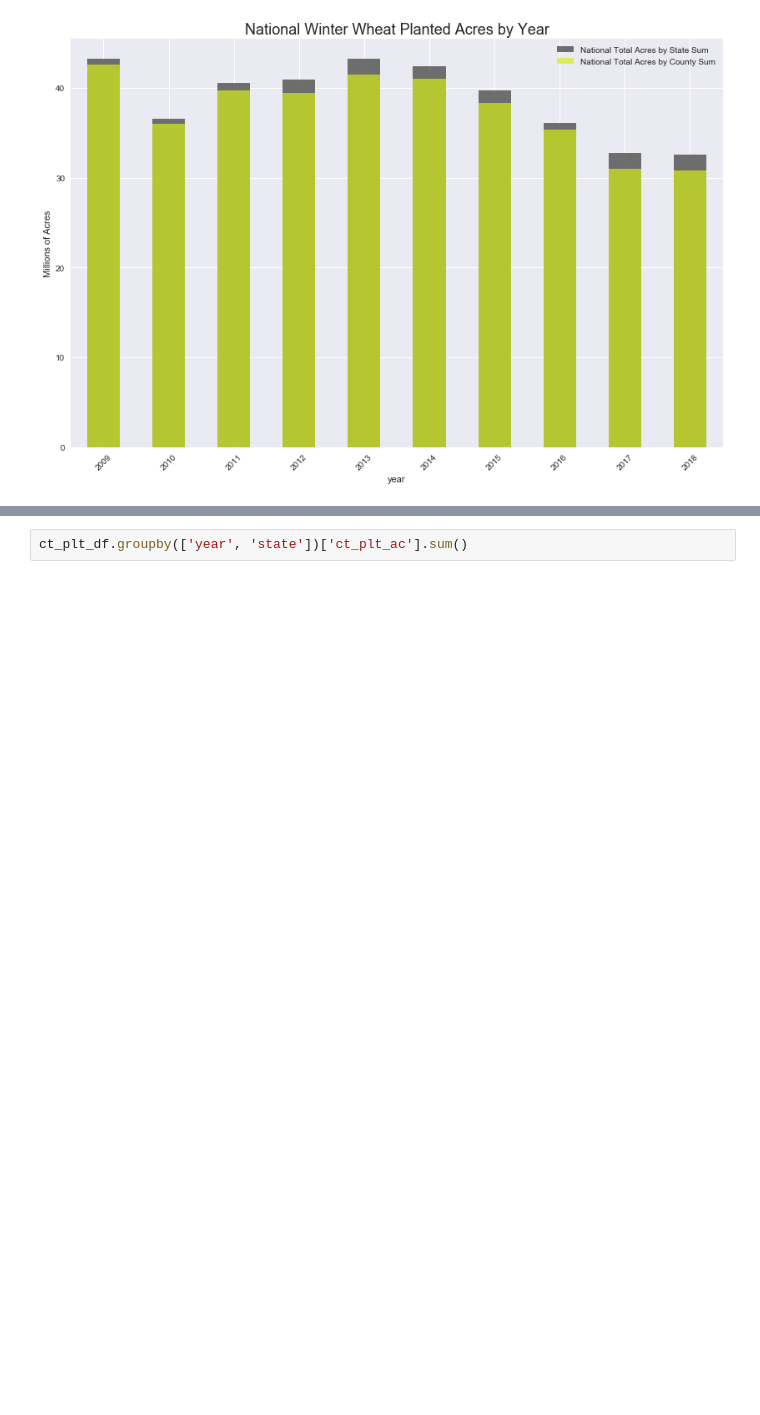
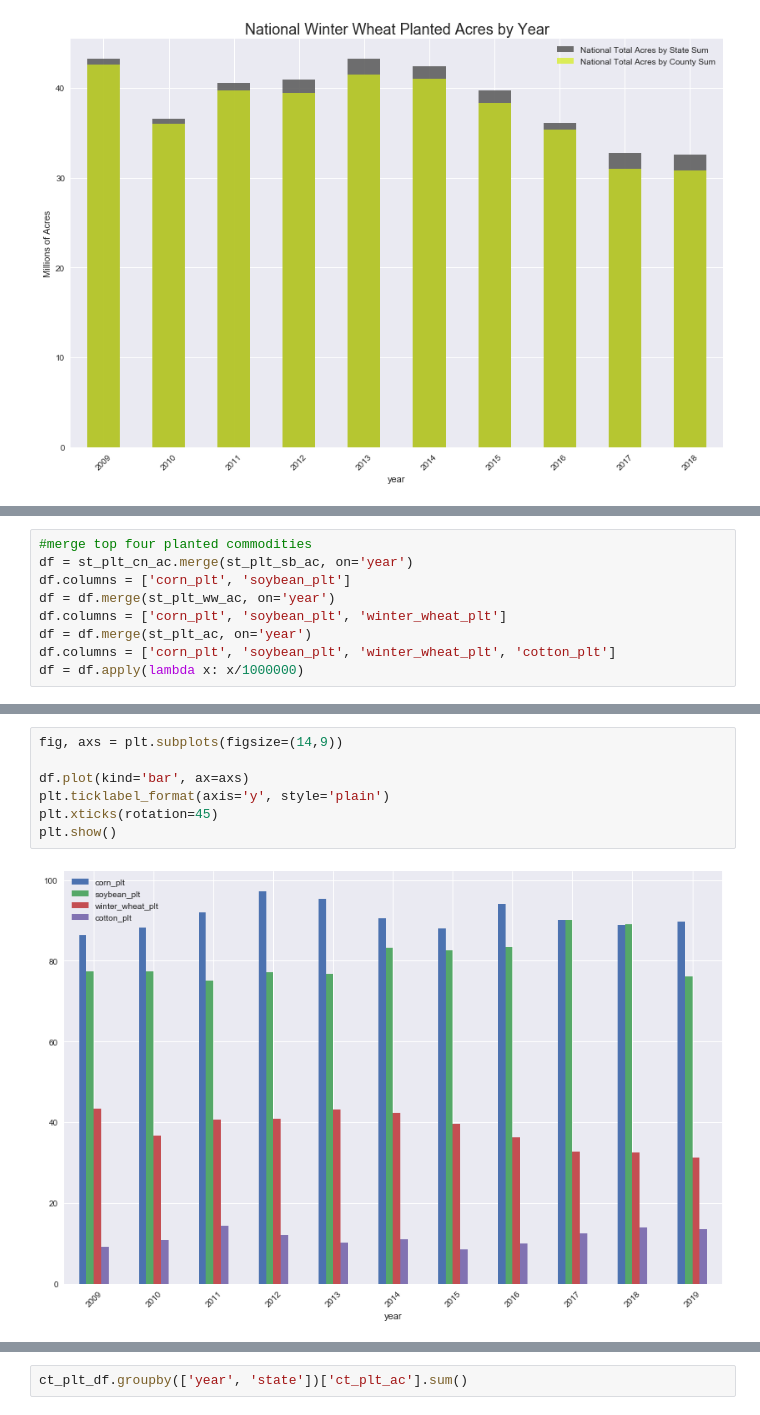
Before and after one commit to nomadtomas/State_Of_Agriculture, a Jupyter notebook: commodity_eda.ipynb, the cells around one changed output, grey strips where cells are left out. Cells and saved outputs as stored; diff of their text form; blank space fills up the shorter version.

```diff
--- a/commodity_eda.ipynb
+++ b/commodity_eda.ipynb
@@ -136,0 +193,9 @@ axs[1] = cn_plt_df.groupby('year')['cn_plt_ac'].sum().plot(kind='bar')
+# %%
+#merge top four planted commodities
+df = st_plt_cn_ac.merge(st_plt_sb_ac, on='year')
+df.columns = ['corn_plt', 'soybean_plt']
+df = df.merge(st_plt_ww_ac, on='year')
+df.columns = ['corn_plt', 'soybean_plt', 'winter_wheat_plt']
+df = df.merge(st_plt_ac, on='year')
+df.columns = ['corn_plt', 'soybean_plt', 'winter_wheat_plt', 'cotton_plt']
+df = df.apply(lambda x: x/1000000)
@@ -136,0 +212,9 @@ axs[1] = cn_plt_df.groupby('year')['cn_plt_ac'].sum().plot(kind='bar')
+# %%
+fig, axs = plt.subplots(figsize=(14,9))
+
+df.plot(kind='bar', ax=axs)
+plt.ticklabel_format(axis='y', style='plain')
+plt.xticks(rotation=45)
+plt.show()
+# %% [output]
+[figure, added]
```
Also changed, not shown: parts of 15 cells of this notebook.
